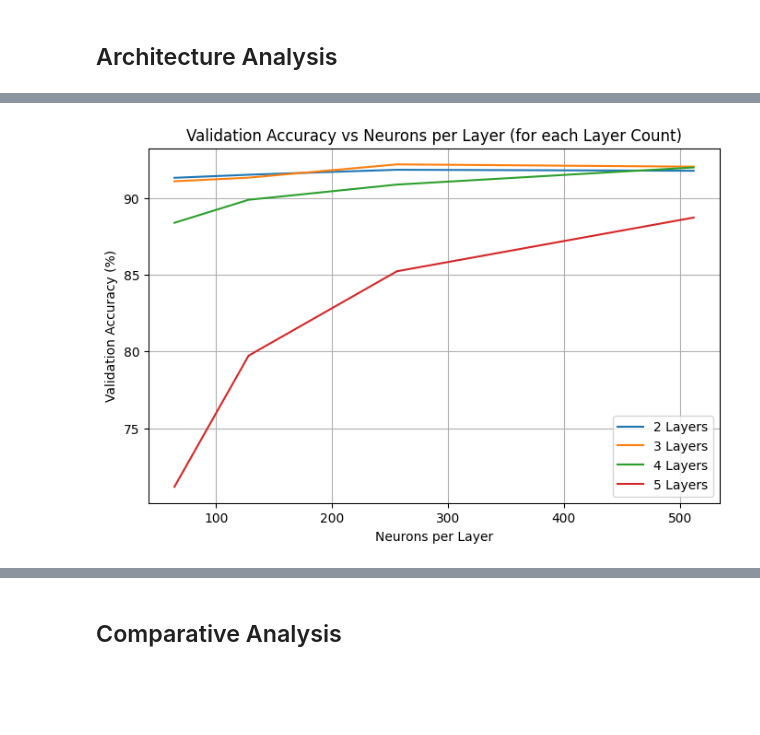
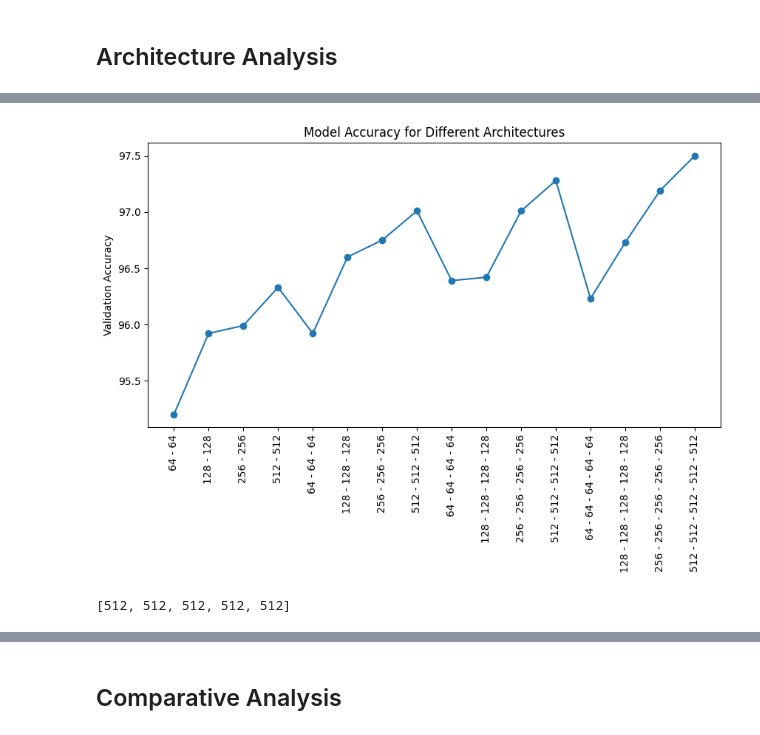
Before and after one commit to naduto/From-Linear-Models-to-Deep-Networks, a Jupyter notebook: ClassificationNN.ipynb, the cells around one changed output, grey strips where cells are left out. Saved outputs shown, nothing was run; the diff lists cells and outputs as text; code cells hidden in the pictures; blank space fills up the shorter version.

```diff
--- a/ClassificationNN.ipynb
+++ b/ClassificationNN.ipynb
@@ -726,0 +750,15 @@ Epoch [10/10] Train Loss=0.4103, Val Loss=0.4000, Train Acc=88.25%, Val Acc=88.7
+# %%
+results = []
+for arch in architectures:
+    print(f"\nTraining architecture: {arch}")
+    model = ForwardNN(hidden = arch)
+    start_time = time.time()
+    train_losses, val_losses, train_accs, val_accs,bl = train(model,30,0.01)
+    elapsed =round(time.time() - start_time,2)
+    results.append({
+        "Architecture":arch,
+        "Layers": len(arch),
+        "Neurons": arch[0],
+        "Best Val Accuracy": round(max(val_accs), 2),
+        "Time (s)": elapsed
+    })
@@ -727,9 +783,4 @@ Epoch [10/10] Train Loss=0.4103, Val Loss=0.4000, Train Acc=88.25%, Val Acc=88.7
 # %%
-arch_df = pd.DataFrame(
-    arch_results,
-    columns=["Hidden Layers", "Neurons", "Val Accuracy (%)", "Training Time (s)"]
-)
-
-print("\nArchitecture Comparison Table:")
-print(arch_df)
+df = pd.DataFrame(results)
+print(df)
 # %% [output]
@@ -754,14 +804,14 @@ Architecture Comparison Table:
 # %%
-plt.figure(figsize=(8,5))
-for num_layers in layer_configs:
-    subset = arch_df[arch_df["Hidden Layers"] == num_layers]
-    plt.plot(subset["Neurons"], subset["Val Accuracy (%)"], label=f"{num_layers} Layers")
-
-plt.title("Validation Accuracy vs Neurons per Layer (for each Layer Count)")
-plt.xlabel("Neurons per Layer")
-plt.ylabel("Validation Accuracy (%)")
-plt.legend()
-plt.grid(True)
+df["Architecture_str"] = df["Architecture"].apply(lambda x: " - ".join(map(str, x)))
+plt.figure(figsize=(10,5))
+plt.plot(df["Architecture_str"], df["Best Val Accuracy"], marker="o")
+plt.xticks(rotation=90)
+plt.ylabel("Validation Accuracy")
+plt.title("Model Accuracy for Different Architectures")
 plt.show()
+best = df.loc[df["Best Val Accuracy"].idxmax()]
+best_arch = best["Architecture"]
+best_arch
 # %% [output]
-[figure, old version]
+[figure, new version]
+[512, 512, 512, 512, 512]
```
Also changed, not shown: parts of 66 cells of this notebook.
